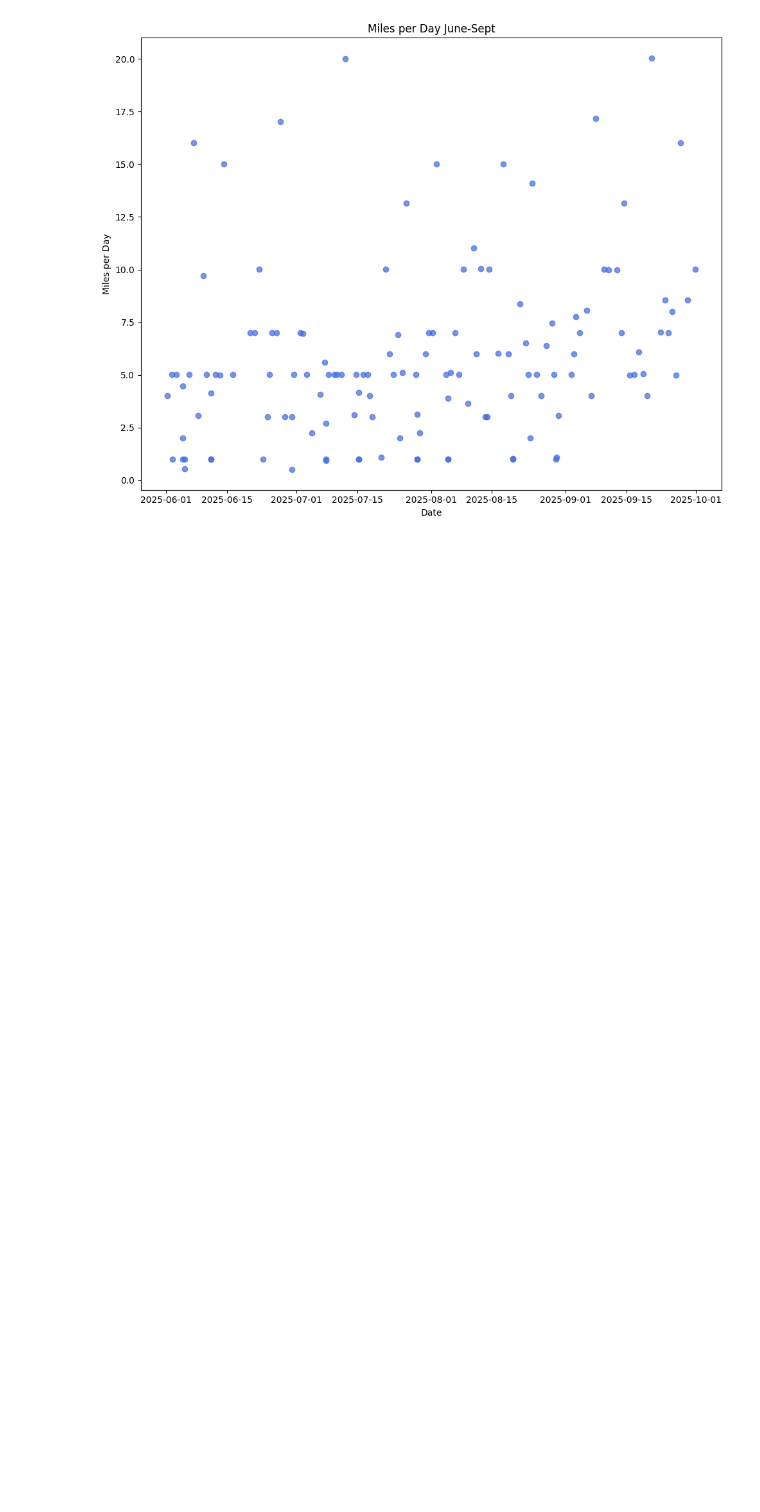
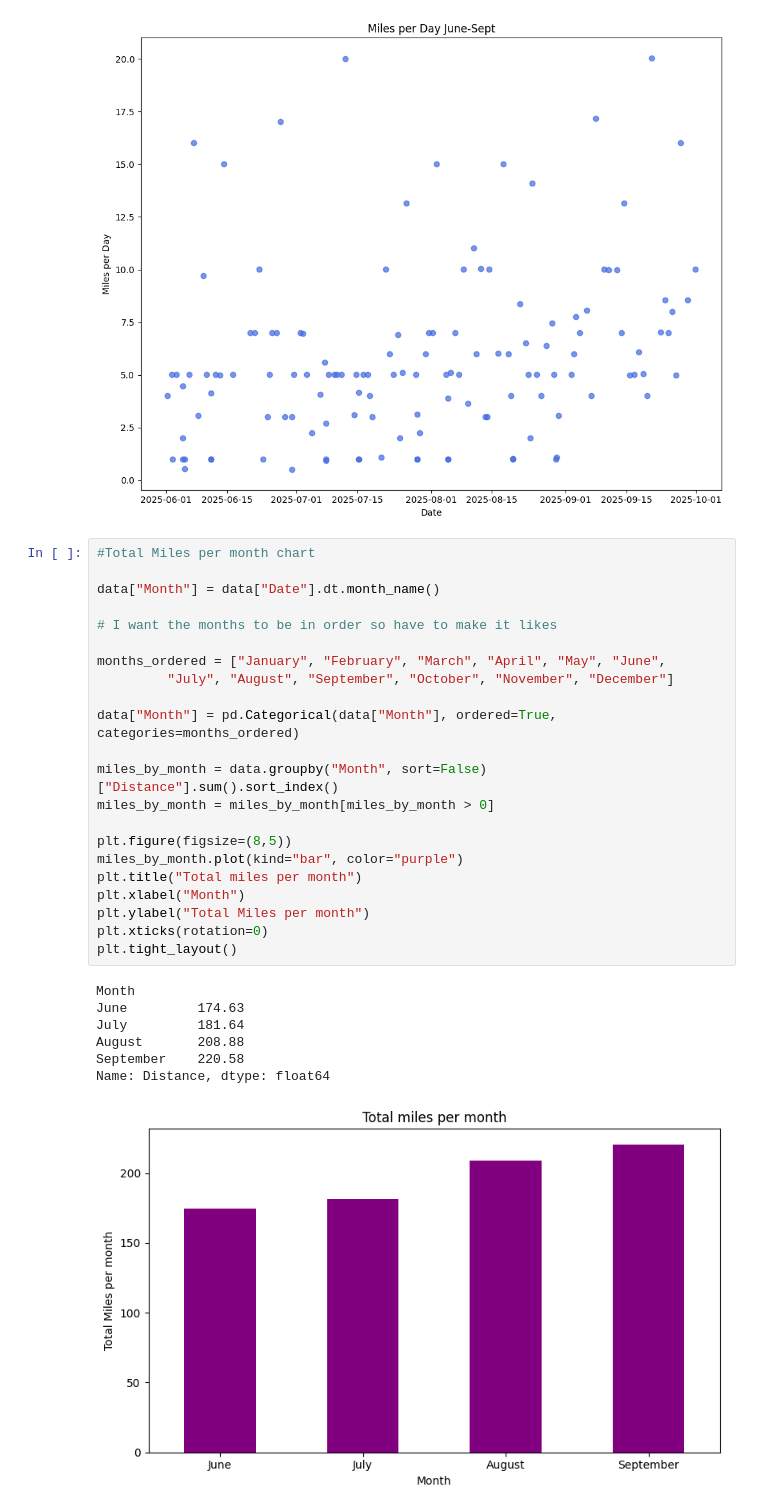
Before and after one commit to JakeBowen2005/Working_With_Garmin_Data, a Jupyter notebook: larger_dataset_visuals.ipynb, the cells around one changed output. Saved outputs shown, nothing was run; the diff lists cells and outputs as text; blank space fills up the shorter version.

Commit message:
Made a miles by months chart

```diff
--- a/larger_dataset_visuals.ipynb
+++ b/larger_dataset_visuals.ipynb
@@ -90,3 +90,33 @@ plt.ylabel("Miles per Day")
 plt.tight_layout()
 # %% [output]
 [figure]
+# %%
+#Total Miles per month chart
+
+data["Month"] = data["Date"].dt.month_name()
+
+# I want the months to be in order so have to make it likes
+
+months_ordered = ["January", "February", "March", "April", "May", "June",
+         "July", "August", "September", "October", "November", "December"]
+
+data["Month"] = pd.Categorical(data["Month"], ordered=True, categories=months_ordered)
+
+miles_by_month = data.groupby("Month", sort=False)["Distance"].sum().sort_index()
+miles_by_month = miles_by_month[miles_by_month > 0]
+
+plt.figure(figsize=(8,5))
+miles_by_month.plot(kind="bar", color="purple")
+plt.title("Total miles per month")
+plt.xlabel("Month")
+plt.ylabel("Total Miles per month")
+plt.xticks(rotation=0)
+plt.tight_layout()
+# %% [output]
+Month
+June         174.63
+July         181.64
+August       208.88
+September    220.58
+Name: Distance, dtype: float64
+[figure, added]
```
Also changed, not shown: 1 other file.
